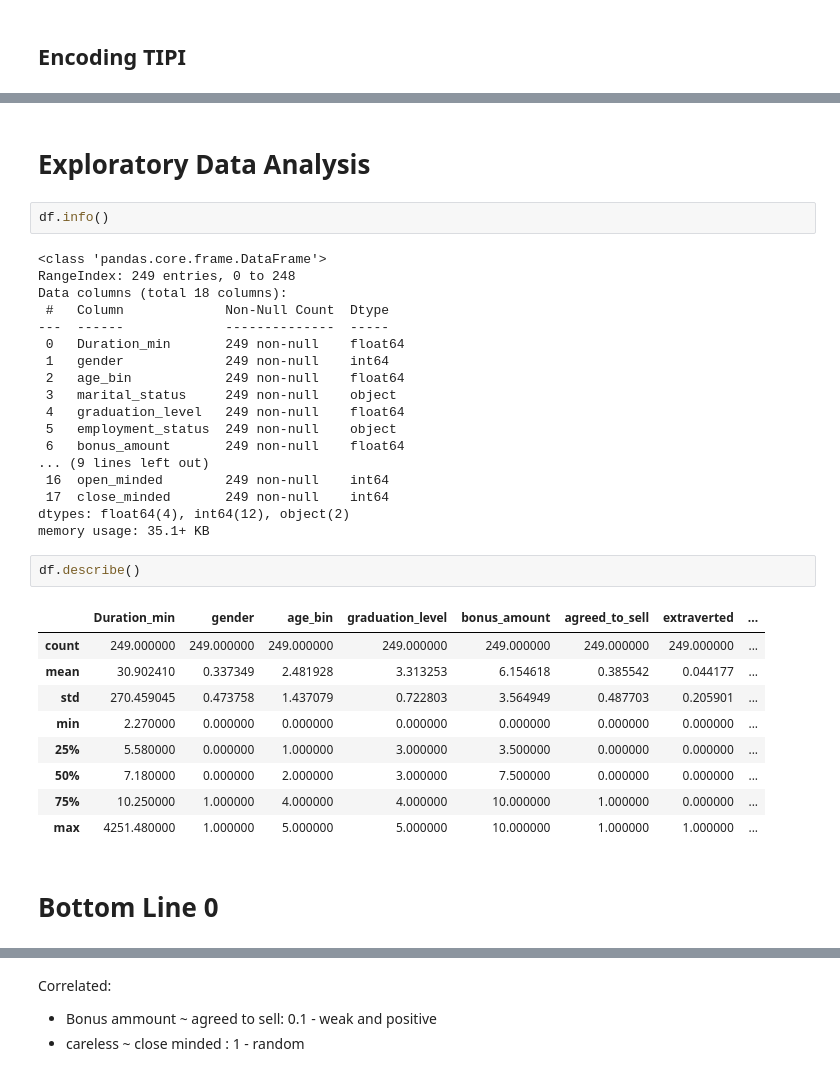
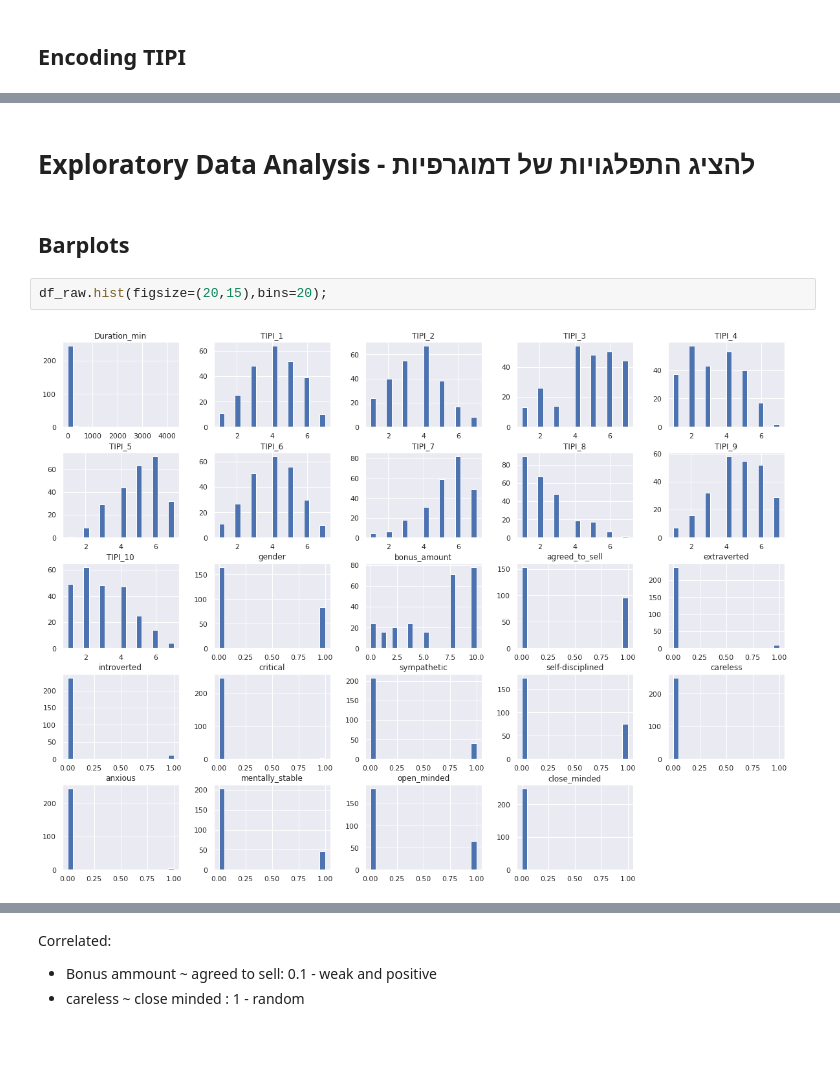
Before and after one commit to AvivGelfand/Blockchain-Research, a Jupyter notebook: SurveyResultsAnalysis.ipynb, the cells around one changed output, grey strips where cells are left out. Saved outputs shown, nothing was run; the diff lists cells and outputs as text; blank space fills up the shorter version.

```diff
--- a/SurveyResultsAnalysis.ipynb
+++ b/SurveyResultsAnalysis.ipynb
@@ -223,36 +232,8 @@ False
 # %% [markdown]
-# Exploratory Data Analysis
+# Exploratory Data Analysis - להציג התפלגויות של דמוגרפיות
-# %%
-df.info()
-# %% [output]
-<class 'pandas.core.frame.DataFrame'>
-RangeIndex: 249 entries, 0 to 248
-Data columns (total 18 columns):
- #   Column             Non-Null Count  Dtype
----  ------             --------------  -----
- 0   Duration_min       249 non-null    float64
- 1   gender             249 non-null    int64
- 2   age_bin            249 non-null    float64
- 3   marital_status     249 non-null    object
- 4   graduation_level   249 non-null    float64
- 5   employment_status  249 non-null    object
- 6   bonus_amount       249 non-null    float64
-... (9 lines left out)
- 16  open_minded        249 non-null    int64
- 17  close_minded       249 non-null    int64
-dtypes: float64(4), int64(12), object(2)
-memory usage: 35.1+ KB
-# %%
-df.describe()
-# %% [output]
-|  | Duration_min | gender | age_bin | graduation_level | bonus_amount | agreed_to_sell | extraverted | ... |
-| count | 249.000000 | 249.000000 | 249.000000 | 249.000000 | 249.000000 | 249.000000 | 249.000000 | ... |
-| mean | 30.902410 | 0.337349 | 2.481928 | 3.313253 | 6.154618 | 0.385542 | 0.044177 | ... |
-| std | 270.459045 | 0.473758 | 1.437079 | 0.722803 | 3.564949 | 0.487703 | 0.205901 | ... |
-| min | 2.270000 | 0.000000 | 0.000000 | 0.000000 | 0.000000 | 0.000000 | 0.000000 | ... |
-| 25% | 5.580000 | 0.000000 | 1.000000 | 3.000000 | 3.500000 | 0.000000 | 0.000000 | ... |
-| 50% | 7.180000 | 0.000000 | 2.000000 | 3.000000 | 7.500000 | 0.000000 | 0.000000 | ... |
-| 75% | 10.250000 | 1.000000 | 4.000000 | 4.000000 | 10.000000 | 1.000000 | 0.000000 | ... |
-| max | 4251.480000 | 1.000000 | 5.000000 | 5.000000 | 10.000000 | 1.000000 | 1.000000 | ... |
-# %% [markdown]
-# Bottom Line 0
+# %% [markdown]
+## Barplots
+# %%
+df_raw.hist(figsize=(20,15),bins=20);
+# %% [output]
+[figure, added]
```
Also changed, not shown: parts of 42 cells of this notebook.
